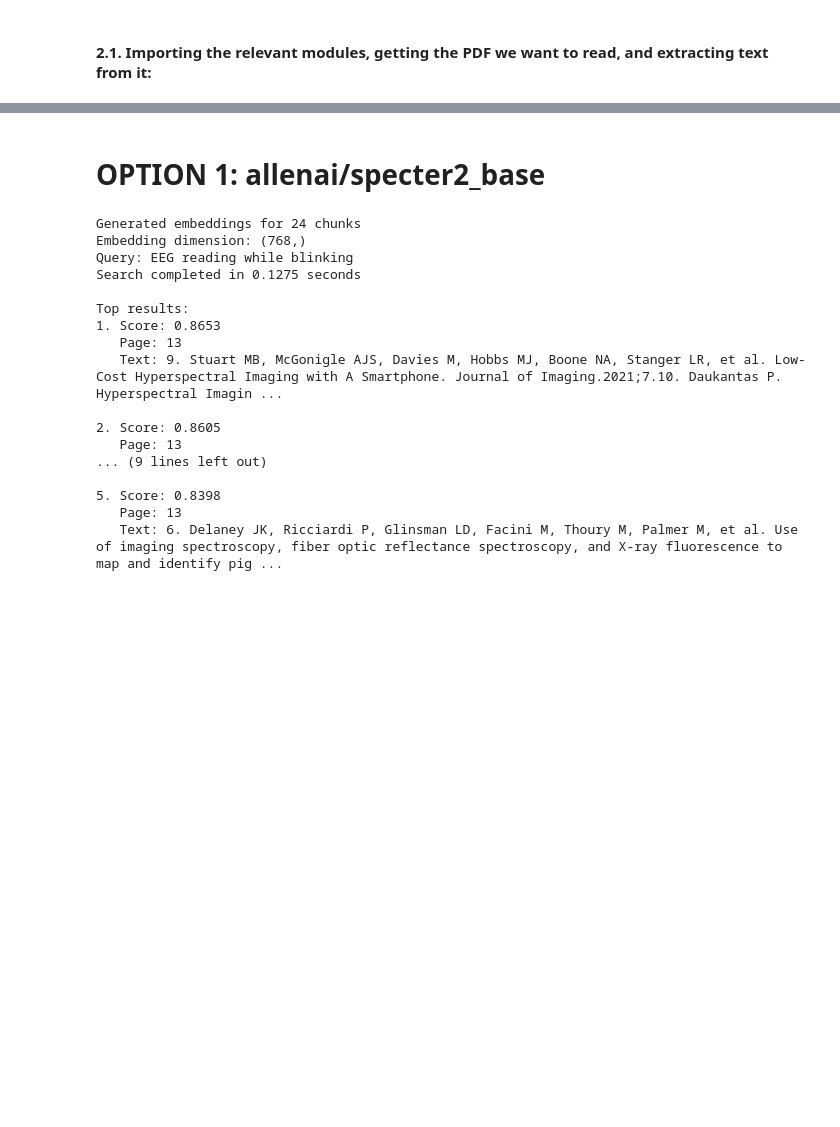
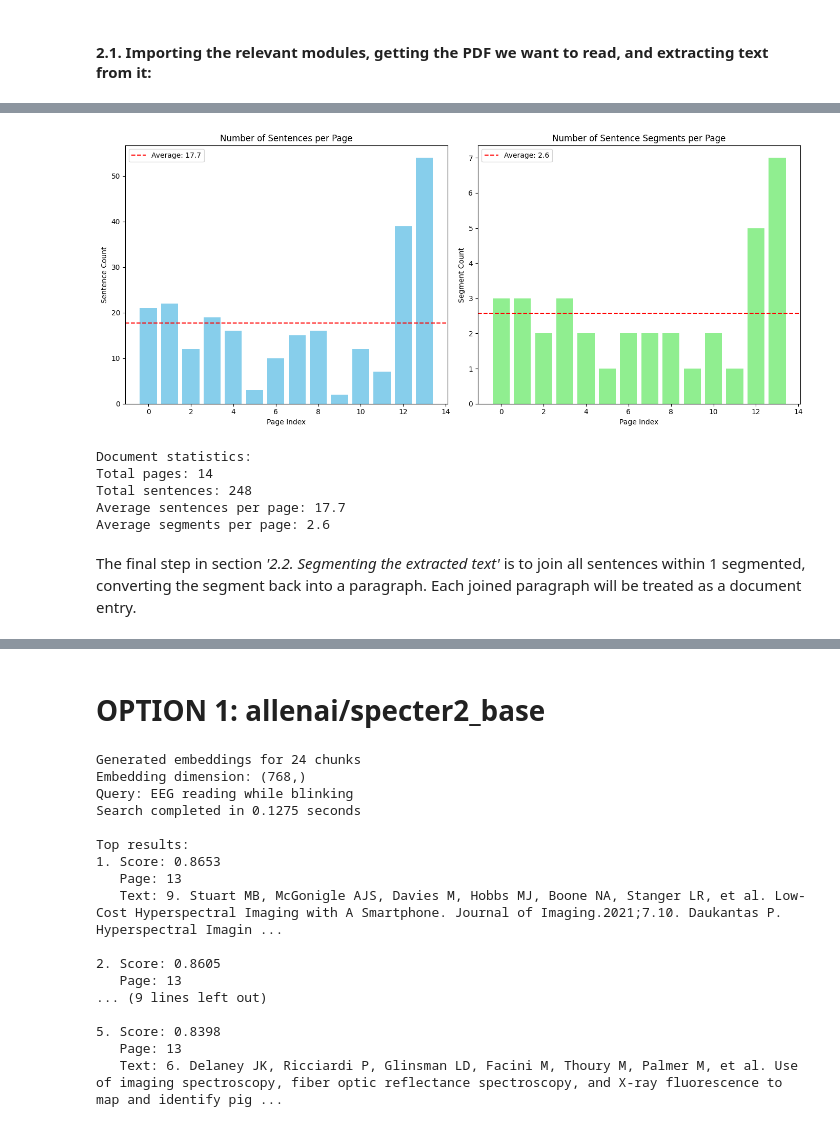
Before and after one commit to martina-sabate/RAG_assisted_LLM_from_scratch, a Jupyter notebook: tutorial.ipynb, the cells around one changed output, grey strips where cells are left out. Drawn from its saved outputs; the diff is of its cells as text; code cells hidden in the pictures; blank space fills up the shorter version.

```diff
--- a/tutorial.ipynb
+++ b/tutorial.ipynb
@@ -258 +309,58 @@ That will give us a good level of granularity, meaning, we can dive specifically
+# %%
+import matplotlib.pyplot as plt
+import numpy as np
+
+# Extract the data for plotting
+sentence_counts = [item["sentence_count"] for item in output]
+segment_counts = [item["segment_count"] for item in output]
+
+# Calculate averages
+avg_sentence_count = np.mean(sentence_counts)
+avg_segment_count = np.mean(segment_counts)
+
+# Create a figure with two subplots side by side
+fig, (ax1, ax2) = plt.subplots(1, 2, figsize=(14, 6))
+
+# First chart: Sentences per page
+ax1.bar(range(len(sentence_counts)), sentence_counts, color='skyblue')
+ax1.axhline(y=avg_sentence_count, color='red', linestyle='--',
+            label=f'Average: {avg_sentence_count:.1f}')
+ax1.set_title('Number of Sentences per Page')
+ax1.set_xlabel('Page Index')
+ax1.set_ylabel('Sentence Count')
+ax1.legend()
+
+# Second chart: Sentence segments per page
+ax2.bar(range(len(segment_counts)), segment_counts, color='lightgreen')
+ax2.axhline(y=avg_segment_count, color='red', linestyle='--',
+            label=f'Average: {avg_segment_count:.1f}')
+ax2.set_title('Number of Sentence Segments per Page')
+ax2.set_xlabel('Page Index')
+ax2.set_ylabel('Segment Count')
+ax2.legend()
+
+# Adjust layout and display
+plt.tight_layout()
+plt.savefig('document_analysis.png', dpi=300)
+plt.show()
+
+# Print summary statistics
+print(f"Document statistics:")
+print(f"Total pages: {len(output)}")
+print(f"Total sentences: {sum(sentence_counts)}")
+print(f"Average sentences per page: {avg_sentence_count:.1f}")
+print(f"Average segments per page: {avg_segment_count:.1f}")
+print(" ")
+# %% [output]
+[figure, added]
+Document statistics:
+Total pages: 14
+Total sentences: 248
+Average sentences per page: 17.7
+Average segments per page: 2.6
+# %% [markdown]
+
+
+
+The final step in section _'2.2. Segmenting the extracted text'_ is to join all sentences within 1 segmented, converting the segment back into a paragraph. Each joined paragraph will be treated as a document entry.
 # %%
```
Also changed, not shown: parts of 13 cells of this notebook, 1 other file.
